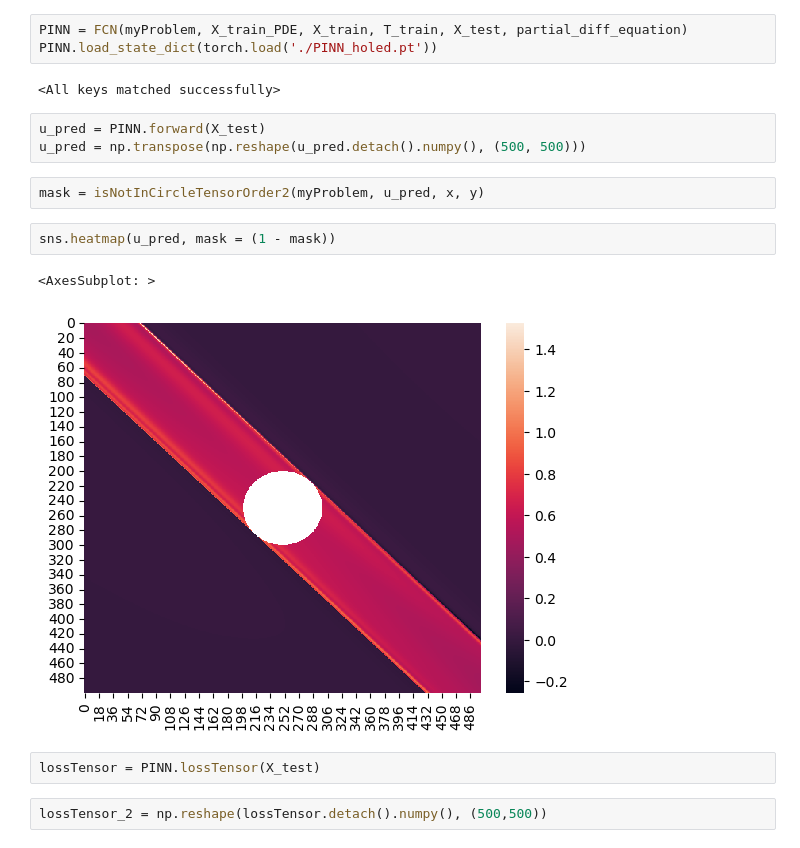
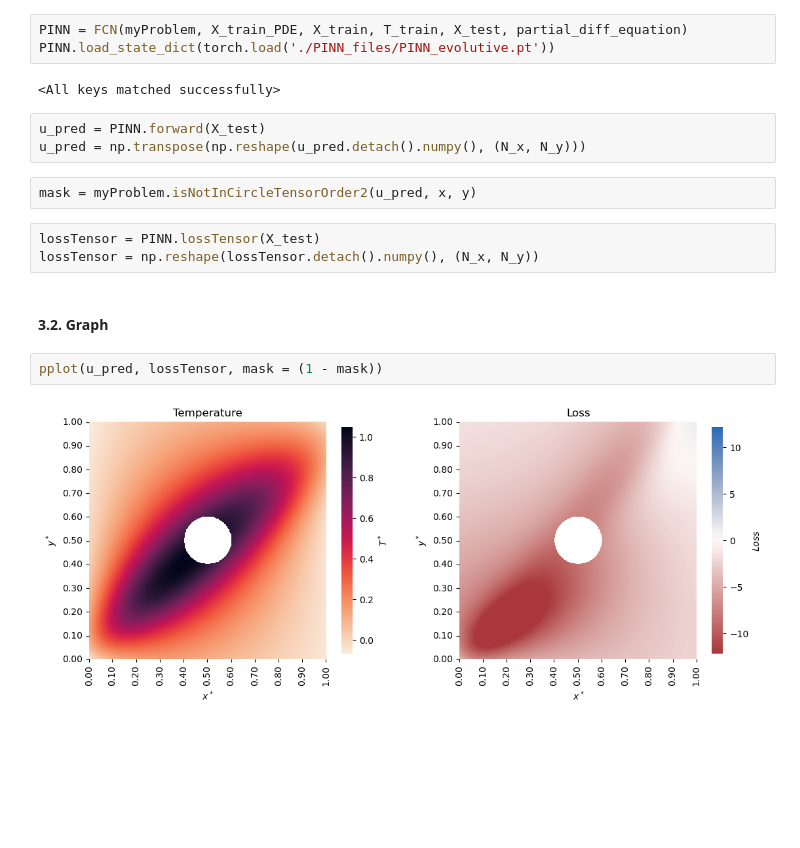
Before and after one commit to ThyCap/TCC, a Jupyter notebook: viz_file.ipynb, the cells around one changed output. Saved outputs shown, nothing was run; the diff lists cells and outputs as text; blank space fills up the shorter version.

Commit message:
PINN folder and organizing viz_file

```diff
--- a/viz_file.ipynb
+++ b/viz_file.ipynb
@@ -125,19 +201,19 @@ y = Y[0,:]
 # %%
 PINN = FCN(myProblem, X_train_PDE, X_train, T_train, X_test, partial_diff_equation)
-PINN.load_state_dict(torch.load('./PINN_holed.pt'))
+PINN.load_state_dict(torch.load('./PINN_files/PINN_evolutive.pt'))
 # %% [output]
 <All keys matched successfully>
 # %%
 u_pred = PINN.forward(X_test)
-u_pred = np.transpose(np.reshape(u_pred.detach().numpy(), (500, 500)))
+u_pred = np.transpose(np.reshape(u_pred.detach().numpy(), (N_x, N_y)))
 # %%
-mask = isNotInCircleTensorOrder2(myProblem, u_pred, x, y)
+mask = myProblem.isNotInCircleTensorOrder2(u_pred, x, y)
+# %%
+lossTensor = PINN.lossTensor(X_test)
+lossTensor = np.reshape(lossTensor.detach().numpy(), (N_x, N_y))
+# %% [markdown]
+#### 3.2. Graph
 # %%
-sns.heatmap(u_pred, mask = (1 - mask))
+pplot(u_pred, lossTensor, mask = (1 - mask))
 # %% [output]
-<AxesSubplot: >
-[figure, old version]
+[figure, new version]
-# %%
-lossTensor = PINN.lossTensor(X_test)
-# %%
-lossTensor_2 = np.reshape(lossTensor.detach().numpy(), (500,500))
```
Also changed, not shown: parts of 36 cells of this notebook, 9 other files.
